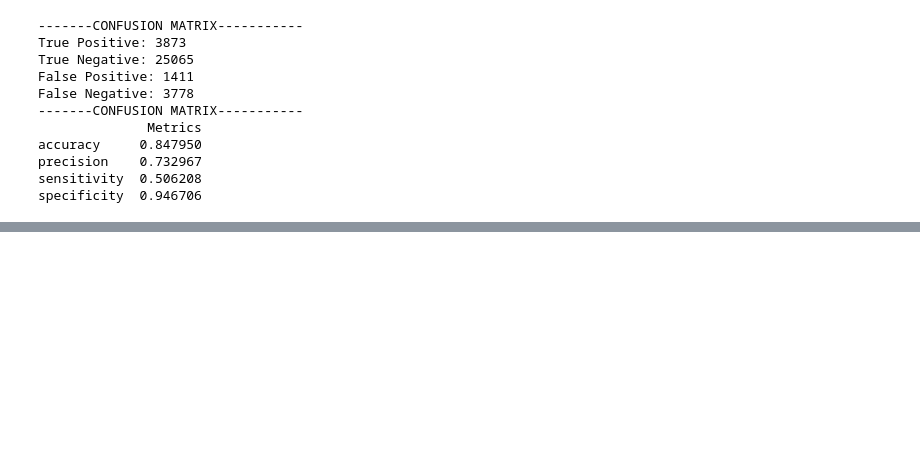
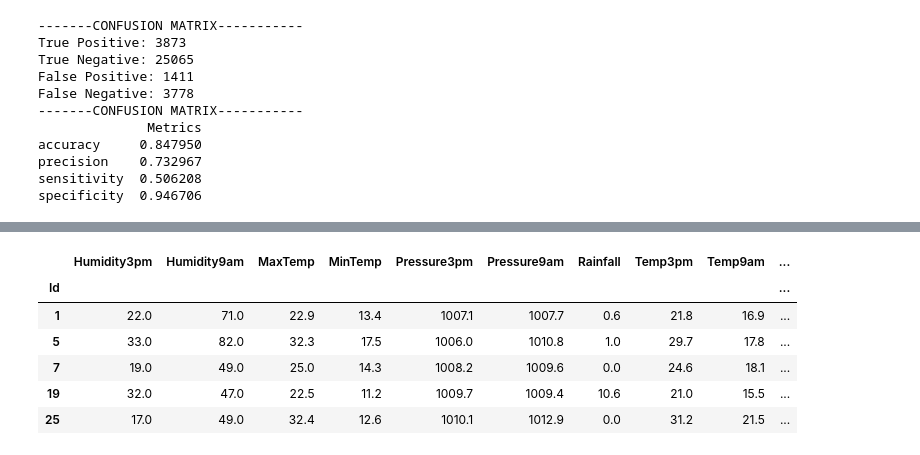
Before and after one commit to SauloEnock/Minicurso-Data-Science, a Jupyter notebook: pratica.ipynb, the cells around one changed output, grey strips where cells are left out. Cells and saved outputs as stored; diff of their text form; code cells hidden in the pictures; blank space fills up the shorter version.

```diff
--- a/pratica.ipynb
+++ b/pratica.ipynb
@@ -373,0 +449,10 @@ specificity  0.946706
+# %%
+test.head()
+# %% [output]
+|  | Humidity3pm | Humidity9am | MaxTemp | MinTemp | Pressure3pm | Pressure9am | Rainfall | Temp3pm | Temp9am | ... |
+| Id |  |  |  |  |  |  |  |  |  | ... |
+| 1 | 22.0 | 71.0 | 22.9 | 13.4 | 1007.1 | 1007.7 | 0.6 | 21.8 | 16.9 | ... |
+| 5 | 33.0 | 82.0 | 32.3 | 17.5 | 1006.0 | 1010.8 | 1.0 | 29.7 | 17.8 | ... |
+| 7 | 19.0 | 49.0 | 25.0 | 14.3 | 1008.2 | 1009.6 | 0.0 | 24.6 | 18.1 | ... |
+| 19 | 32.0 | 47.0 | 22.5 | 11.2 | 1009.7 | 1009.4 | 10.6 | 21.0 | 15.5 | ... |
+| 25 | 17.0 | 49.0 | 32.4 | 12.6 | 1010.1 | 1012.9 | 0.0 | 31.2 | 21.5 | ... |
```
Also changed, not shown: parts of 19 cells of this notebook, 1 other file.
